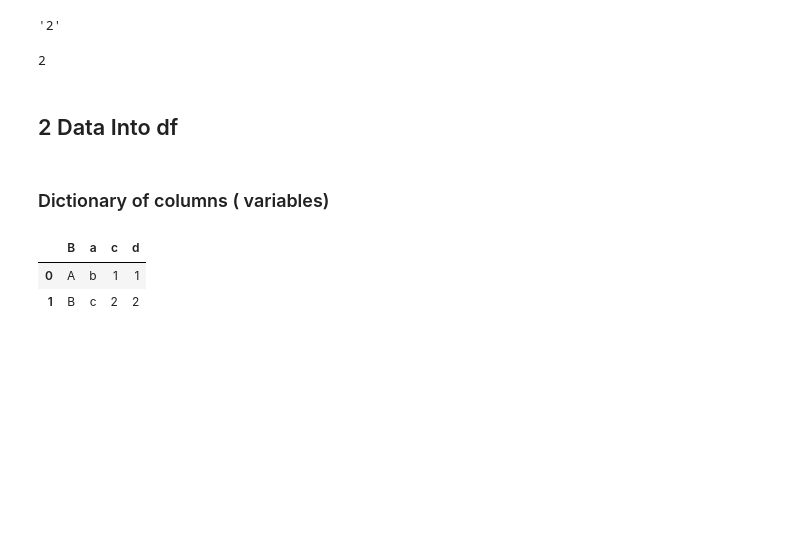
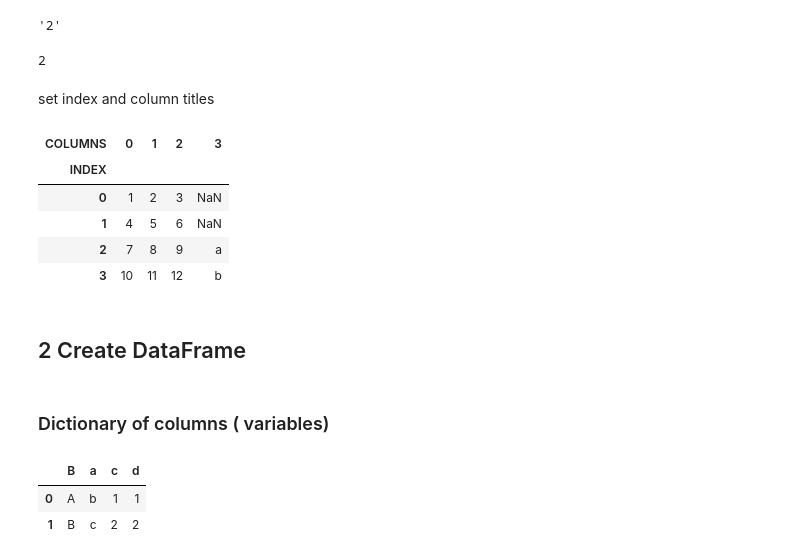
Before and after one commit to MarkHallett/-CoLab, a Jupyter notebook: Pandas.ipynb, the cells around one changed output. Cells and saved outputs as stored; diff of their text form; code cells hidden in the pictures; blank space fills up the shorter version.

```diff
--- a/Pandas.ipynb
+++ b/Pandas.ipynb
@@ -95,8 +102,21 @@ pd1['c'].max()
 len(pd1)
 # %% [output]
 2
-# %% [markdown]
-## 2 Data Into df
+# %% [markdown]
+set index and column titles
+# %%
+pd1.index.name = 'INDEX'
+pd1.columns.name = 'COLUMNS'
+pd1
+# %% [output]
+| COLUMNS | 0 | 1 | 2 | 3 |
+| INDEX |  |  |  |  |
+| 0 | 1 | 2 | 3 | NaN |
+| 1 | 4 | 5 | 6 | NaN |
+| 2 | 7 | 8 | 9 | a |
+| 3 | 10 | 11 | 12 | b |
+# %% [markdown]
+## 2 Create DataFrame
 # %% [markdown]
 ### Dictionary of columns ( variables)
 # %%
```
Also changed, not shown: parts of 47 cells of this notebook.
